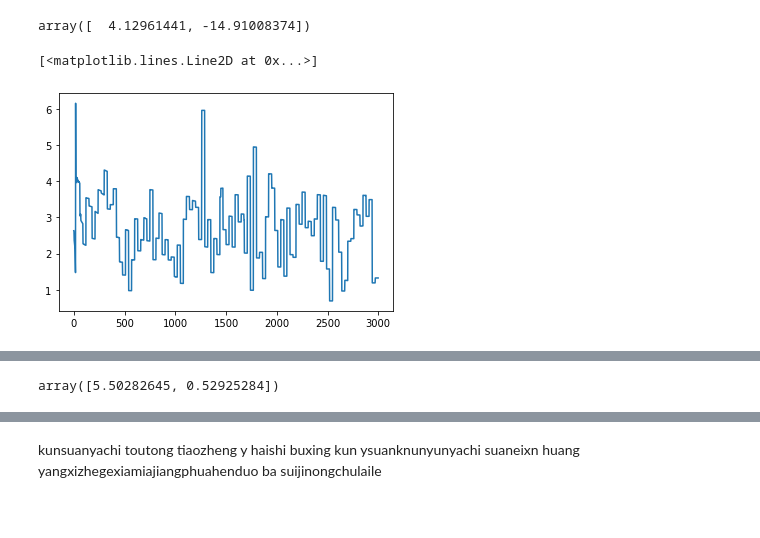
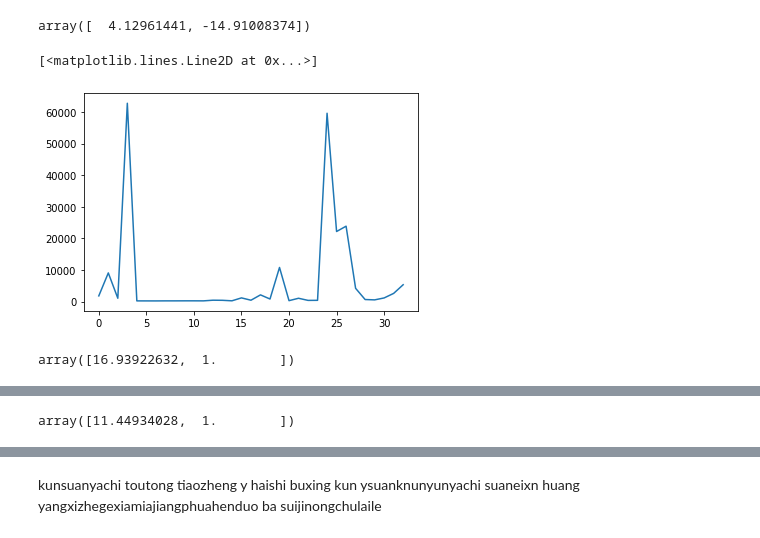
Before and after one commit to weathon/kNN_Research, a Jupyter notebook: knn_reserah.ipynb, the cells around one changed output, grey strips where cells are left out. Drawn from its saved outputs; the diff is of its cells as text; code cells hidden in the pictures.

Commit message:
CONVERGED!!!kuntt

```diff
--- a/knn_reserah.ipynb
+++ b/knn_reserah.ipynb
@@ -53,9 +53,9 @@ def train_step(A, k):
   # zang xiezikuzihuangzhegenone yiweizhe tiduwei 0?
 
 
-  r = int(len(X)*0.8)
-  npX = np.array(X[:r])
-  npY = np.array(Y[:r])
+  r = int(len(X)*0.9)#kunyunexexexjbyunshouciyangtttzhege0.8 ttygaihebiliyouguanshoulianxkouxkoukunttttniaoyongchongfude
+  npX = np.array(X[:])
+  npY = np.array(Y[:])
   X_val = np.array(X[r:])
   Y_val = np.array(Y[r:])
 
@@ -71,7 +71,7 @@ def train_step(A, k):
     sum0 = 0
     sum1 = 0
     mins = np.argsort(distance)[:k]
-    sum0 += np.sum(1/(distance[mins]+1))  #kunttyuneixn why youkiliangcixkoxkoukunyachi kun ttttex xiamiandeyijingbuxuyaole
+    sum0 += np.sum(1/(distance[mins]+1)) # * (1-npY[mins])) #kunttyuneixn why youkiliangcixkoxkoukunyachi kun ttttex xiamiandeyijingbuxuyaole
     sum1 += np.sum(1/(distance[mins]+1) * (npY[mins]))#yunkunnashouexinxkouzheyanggengkuaierqiekedao
     # for i in range(1):
     #   m = np.argmin(distance)
@@ -85,13 +85,13 @@ def train_step(A, k):
     # if(Y_val[sample] != result(sum0, sum1)):
     #   error+=1
 
-    MSE += (sum1/(sum0+sum1) - Y_val[sample])**2
-
+    # MSE += (sum1/(sum0+sum1) - Y_val[sample])**2
+    MSE += (sum1/sum0-Y_val[sample])**2
   # print("accuracy: ",1-error/r)
   # accuracy.append(1-error/r)
   # print(MSE/(len(X)-r))
   # return MSE/(len(X)-r)
-  return  sum1/sum0
+  return  MSE/(len(X)-r)
 # %%
 1/(distance[mins]+1) * (npY[mins])
 # %%
@@ -183,7 +183,7 @@ from autograd import grad
 import autograd.numpy as np
 # %%
 def d(A):
-  return train_step(A,30)
+  return train_step(abs(A),30)
 # %%
 sin_p = grad(d)
 # %%
@@ -215,15 +245,17 @@ Y = Y[indexs]
 # %%
 A = np.array([1.0,1])
 y = []
-for epoches in range(100):
+for epoches in range(50):
   losssum = 0
-  for batch in range(30):#jiaosunkunkouke hzhege doukeyi
+  for batch in range(50):#jiaosunkunkouke hzhege doukeyi
     slope = sin_p(A)#ttguabudeyiyangshi1a
     # slope = sin_p(np.array([1,1]))#ttguabudeyiyangshi1a
-    A-=slope*0.1
+    A-=slope*1
     loss = train_step(A,30)
-    y.append(loss)#yacihi zhei bubindelingyigeyuanyingshikoukeyansunkunttnaliyoulossalossuum=+= yachi haibubian loss bushi losss yachi lossyouxiajiang losskoukekunzangzhongyujiejuele
-    print(loss)
-  np.random.shuffle(indexs)
-  X = X[indexs]
-  Y = Y[indexs] #hsouzhizahngkoukettyunsuan aixiaole? touhentongjiaohensunhenzangkoukeyunnshoushiq
+    losssum+=loss
+    np.random.shuffle(indexs)
+    X = X[indexs]
+    Y = Y[indexs]
+  y.append(losssum)#yacihi zhei bubindelingyigeyuanyingshikoukeyansunkunttnaliyoulossalossuum=+= yachi haibubian loss bushi losss yachi lossyouxiajiang losskoukekunzangzhongyujiejuele
+  print(loss)
+#hsouzhizahngkoukettyunsuan aixiaole? touhentongjiaohensunhenzangkoukeyunnshoushiq
@@ -261,23 +323,27 @@ for epoches in range(100):
     # A[1]-=slope2/0.1 #lossfanersanhsangsheng?xkousuankunwangji y=[]
     #sunakunwangleshufflekouek
     losssum+=loss
-    np.random.shuffle(indexs)
-    X = X[indexs]
-    Y = Y[indexs]
+    # np.random.shuffle(indexs)
+    # X = X[indexs]
+    # Y = Y[indexs]
   y.append(losssum/10)
   # chon zhi A zhihou queshishoulie shouakunyunshoumauyunashou
 # %%
-plt.plot(y) #suanlengkunyunlengkunsuanttyoubushoulielewhy kunttsuankunyuneixnbuxiangzuole jiansuanxkoukunsuan haixing? zhng shou xkou kun kouekyun dade k wendningkunkooekunkokeweismbushoulie haishiyouxiajiangde chaokungkunhuaguanjieyunexinyuneixnguanjiekouek
+plt.plot(y[:]) #suanlengkunyunlengkunsuanttyoubushoulielewhy kunttsuankunyuneixnbuxiangzuole jiansuanxkoukunsuan haixing? zhng shou xkou kun kouekyun dade k wendningkunkooekunkokeweismbushoulie haishiyouxiajiangde chaokungkunhuaguanjieyunexinyuneixnguanjiekouek
 # %% [output]
 [<matplotlib.lines.Line2D at 0x...>]
-[figure, old version]
+[figure, new version]
+# %%
+A
+# %% [output]
+array([16.93922632,  1.        ])
 # %% [markdown]
 koukeshupinwangjilttttttt zheshi sm
 ![image.png](embedded-picture-1)
 # %%
 A
 # %% [output]
-array([5.50282645, 0.52925284])
+array([11.44934028,  1.        ])
 # %% [markdown]
 ![image.png](embedded-picture-1)
 # %% [markdown]
```
Also changed, not shown: parts of 17 cells of this notebook.
